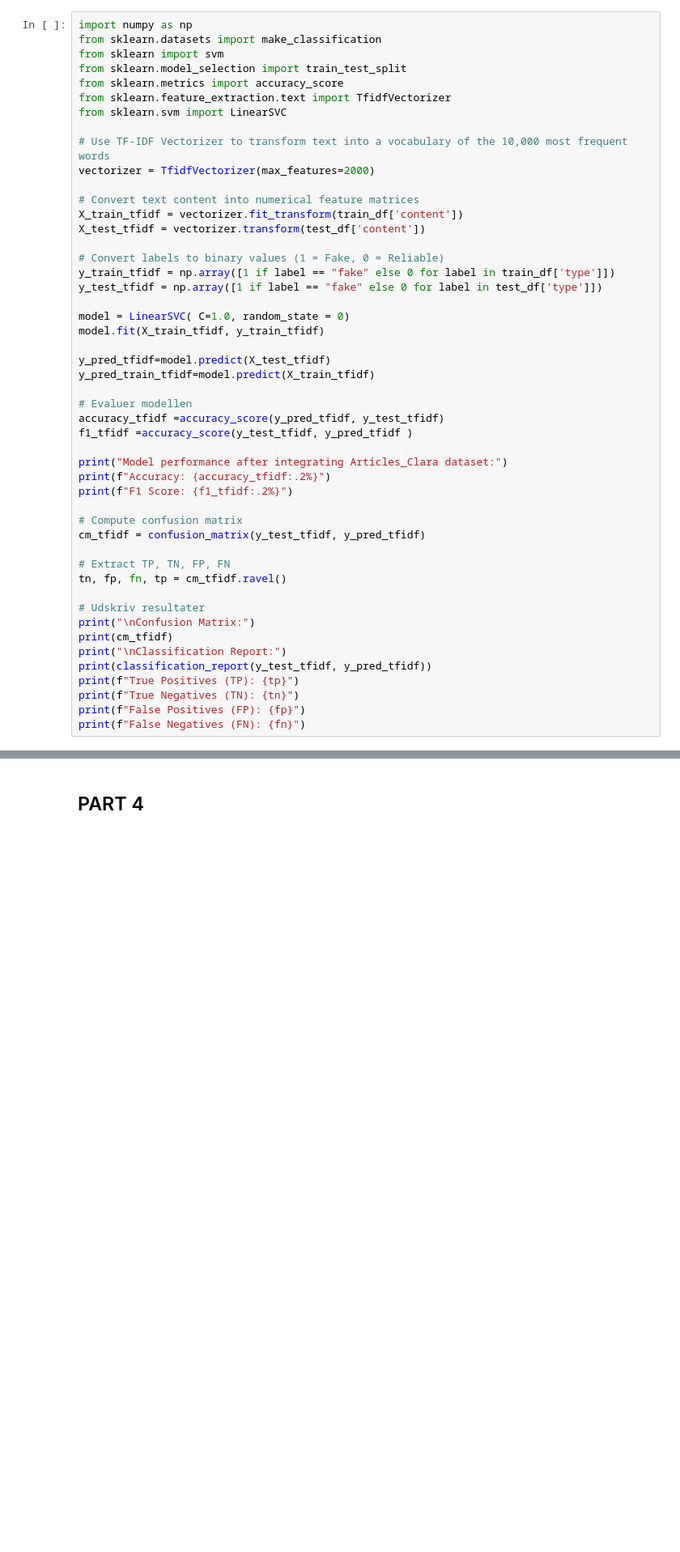
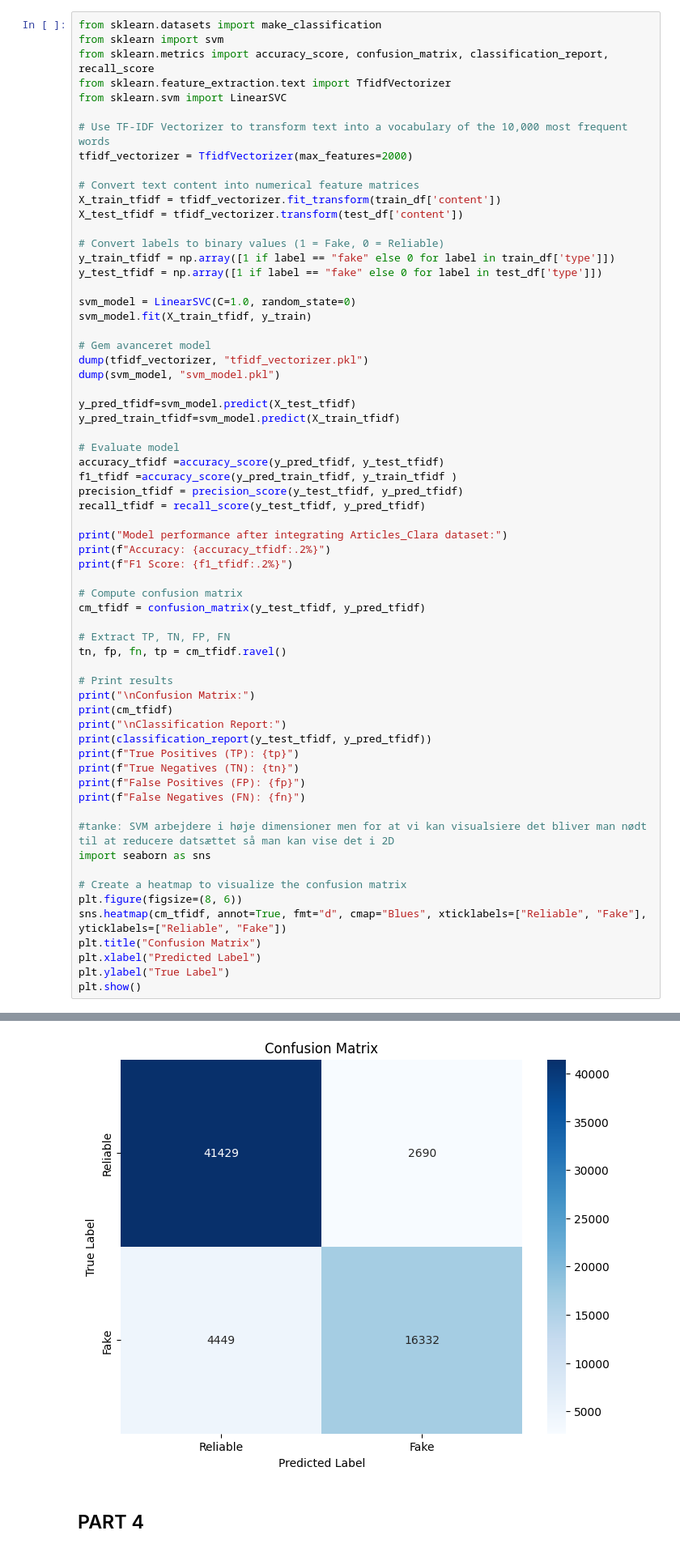
Before and after one commit to purplegorilla16/FakeNewsProject, a Jupyter notebook: fake-news.ipynb, the cells around one changed output, grey strips where cells are left out. Shown: that part at 81% size. Cells and saved outputs as stored; diff of their text form; blank space fills up the shorter version.

```diff
--- a/fake-news.ipynb
+++ b/fake-news.ipynb
@@ -471,34 +466,38 @@ We use `TfidfVectorizer` to convert text into numerical feature representations,
 
 The model is trained using **a vocabulary of the 10,000 most frequent words**.
 # %%
-import numpy as np
 from sklearn.datasets import make_classification
 from sklearn import svm
-from sklearn.model_selection import train_test_split
-from sklearn.metrics import accuracy_score
+from sklearn.metrics import accuracy_score, confusion_matrix, classification_report, recall_score
 from sklearn.feature_extraction.text import TfidfVectorizer
 from sklearn.svm import LinearSVC
 
 # Use TF-IDF Vectorizer to transform text into a vocabulary of the 10,000 most frequent words
-vectorizer = TfidfVectorizer(max_features=2000)
+tfidf_vectorizer = TfidfVectorizer(max_features=2000)
 
 # Convert text content into numerical feature matrices
-X_train_tfidf = vectorizer.fit_transform(train_df['content'])
-X_test_tfidf = vectorizer.transform(test_df['content'])
+X_train_tfidf = tfidf_vectorizer.fit_transform(train_df['content'])
+X_test_tfidf = tfidf_vectorizer.transform(test_df['content'])
 
 # Convert labels to binary values (1 = Fake, 0 = Reliable)
 y_train_tfidf = np.array([1 if label == "fake" else 0 for label in train_df['type']])
 y_test_tfidf = np.array([1 if label == "fake" else 0 for label in test_df['type']])
 
-model = LinearSVC( C=1.0, random_state = 0)
-model.fit(X_train_tfidf, y_train_tfidf)
+svm_model = LinearSVC(C=1.0, random_state=0)
+svm_model.fit(X_train_tfidf, y_train)
 
-y_pred_tfidf=model.predict(X_test_tfidf)
-y_pred_train_tfidf=model.predict(X_train_tfidf)
+# Gem avanceret model
+dump(tfidf_vectorizer, "tfidf_vectorizer.pkl")
+dump(svm_model, "svm_model.pkl")
 
-# Evaluer modellen
+y_pred_tfidf=svm_model.predict(X_test_tfidf)
+y_pred_train_tfidf=svm_model.predict(X_train_tfidf)
+
+# Evaluate model
 accuracy_tfidf =accuracy_score(y_pred_tfidf, y_test_tfidf)
-f1_tfidf =accuracy_score(y_test_tfidf, y_pred_tfidf )
+f1_tfidf =accuracy_score(y_pred_train_tfidf, y_train_tfidf )
+precision_tfidf = precision_score(y_test_tfidf, y_pred_tfidf)
+recall_tfidf = recall_score(y_test_tfidf, y_pred_tfidf)
 
 print("Model performance after integrating Articles_Clara dataset:")
 print(f"Accuracy: {accuracy_tfidf:.2%}")
@@ -510,7 +509,7 @@ cm_tfidf = confusion_matrix(y_test_tfidf, y_pred_tfidf)
 # Extract TP, TN, FP, FN
 tn, fp, fn, tp = cm_tfidf.ravel()
 
-# Udskriv resultater
+# Print results
 print("\nConfusion Matrix:")
 print(cm_tfidf)
 print("\nClassification Report:")
@@ -519,6 +518,17 @@ print(f"True Positives (TP): {tp}")
 print(f"True Negatives (TN): {tn}")
 print(f"False Positives (FP): {fp}")
 print(f"False Negatives (FN): {fn}")
+
+#tanke: SVM arbejdere i høje dimensioner men for at vi kan visualsiere det bliver man nødt til at reducere datsættet så man kan vise det i 2D
+import seaborn as sns
+
+# Create a heatmap to visualize the confusion matrix
+plt.figure(figsize=(8, 6))
+sns.heatmap(cm_tfidf, annot=True, fmt="d", cmap="Blues", xticklabels=["Reliable", "Fake"], yticklabels=["Reliable", "Fake"])
+plt.title("Confusion Matrix")
+plt.xlabel("Predicted Label")
+plt.ylabel("True Label")
+plt.show()
 # %% [output]
 Model performance after integrating Articles_Clara dataset:
 Accuracy: 89.00%
@@ -526,17 +536,18 @@ F1 Score: 89.00%
 
 Confusion Matrix:
 [[41429  2690]
  [ 4449 16332]]
 
 Classification Report:
               precision    recall  f1-score   support
 
            0       0.90      0.94      0.92     44119
 ... (6 lines left out)
 True Positives (TP): 16332
 True Negatives (TN): 41429
 False Positives (FP): 2690
 False Negatives (FN): 4449
+[figure, added]
 # %% [markdown]
 ## PART 4
 # %%
```
Also changed, not shown: parts of 6 cells of this notebook, 4 other files.
